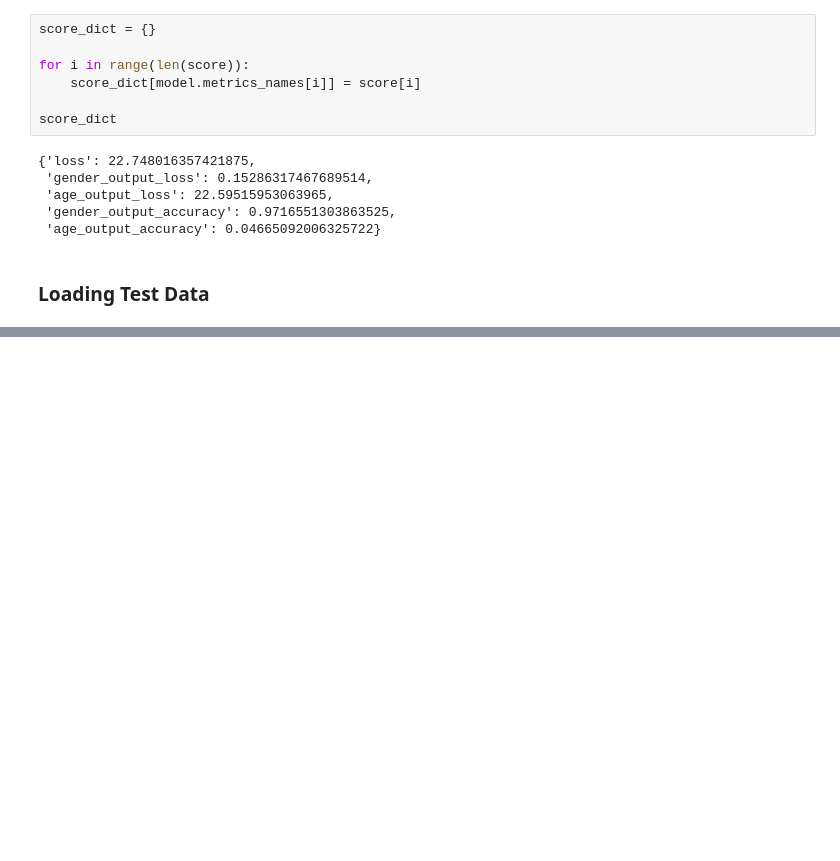
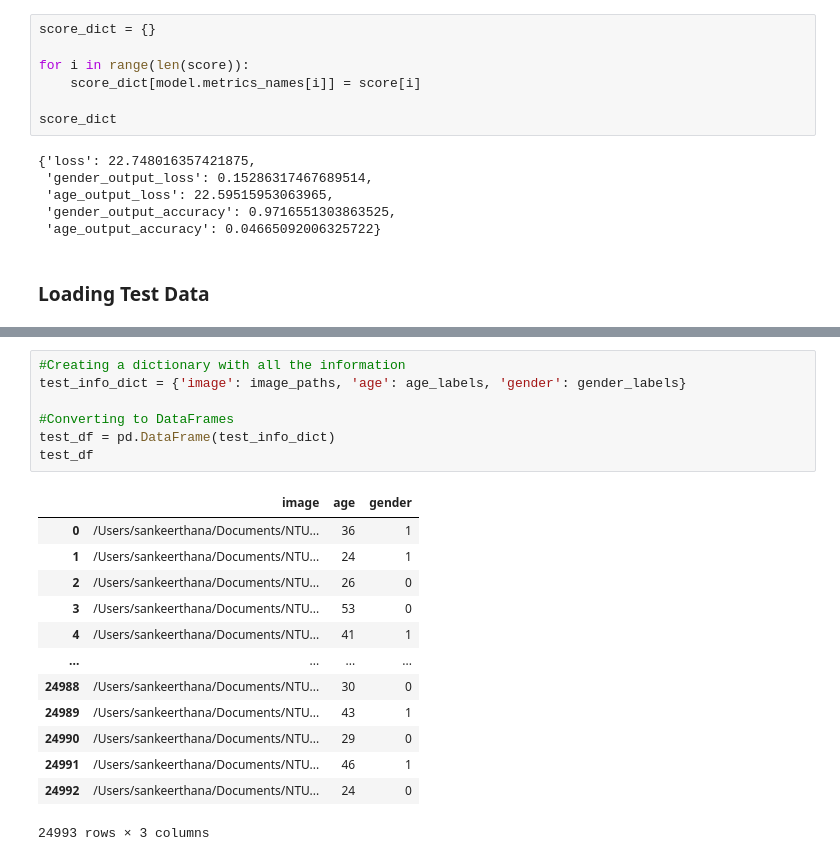
Before and after one commit to RecStu14/CZ4042-Age-Gender-Prediction, a Jupyter notebook: training_run3.ipynb, the cells around one changed output, grey strips where cells are left out. Cells and saved outputs as stored; diff of their text form; blank space fills up the shorter version.

```diff
--- a/training_run3.ipynb
+++ b/training_run3.ipynb
@@ -394,0 +419,21 @@ score_dict
+# %%
+#Creating a dictionary with all the information
+test_info_dict = {'image': image_paths, 'age': age_labels, 'gender': gender_labels}
+
+#Converting to DataFrames
+test_df = pd.DataFrame(test_info_dict)
+test_df
+# %% [output]
+|  | image | age | gender |
+| 0 | /Users/sankeerthana/Documents/NTU... | 36 | 1 |
+| 1 | /Users/sankeerthana/Documents/NTU... | 24 | 1 |
+| 2 | /Users/sankeerthana/Documents/NTU... | 26 | 0 |
+| 3 | /Users/sankeerthana/Documents/NTU... | 53 | 0 |
+| 4 | /Users/sankeerthana/Documents/NTU... | 41 | 1 |
+| ... | ... | ... | ... |
+| 24988 | /Users/sankeerthana/Documents/NTU... | 30 | 0 |
+| 24989 | /Users/sankeerthana/Documents/NTU... | 43 | 1 |
+| 24990 | /Users/sankeerthana/Documents/NTU... | 29 | 0 |
+| 24991 | /Users/sankeerthana/Documents/NTU... | 46 | 1 |
+| 24992 | /Users/sankeerthana/Documents/NTU... | 24 | 0 |
+24993 rows × 3 columns
```
Also changed, not shown: parts of 18 cells of this notebook, 1 other file.
